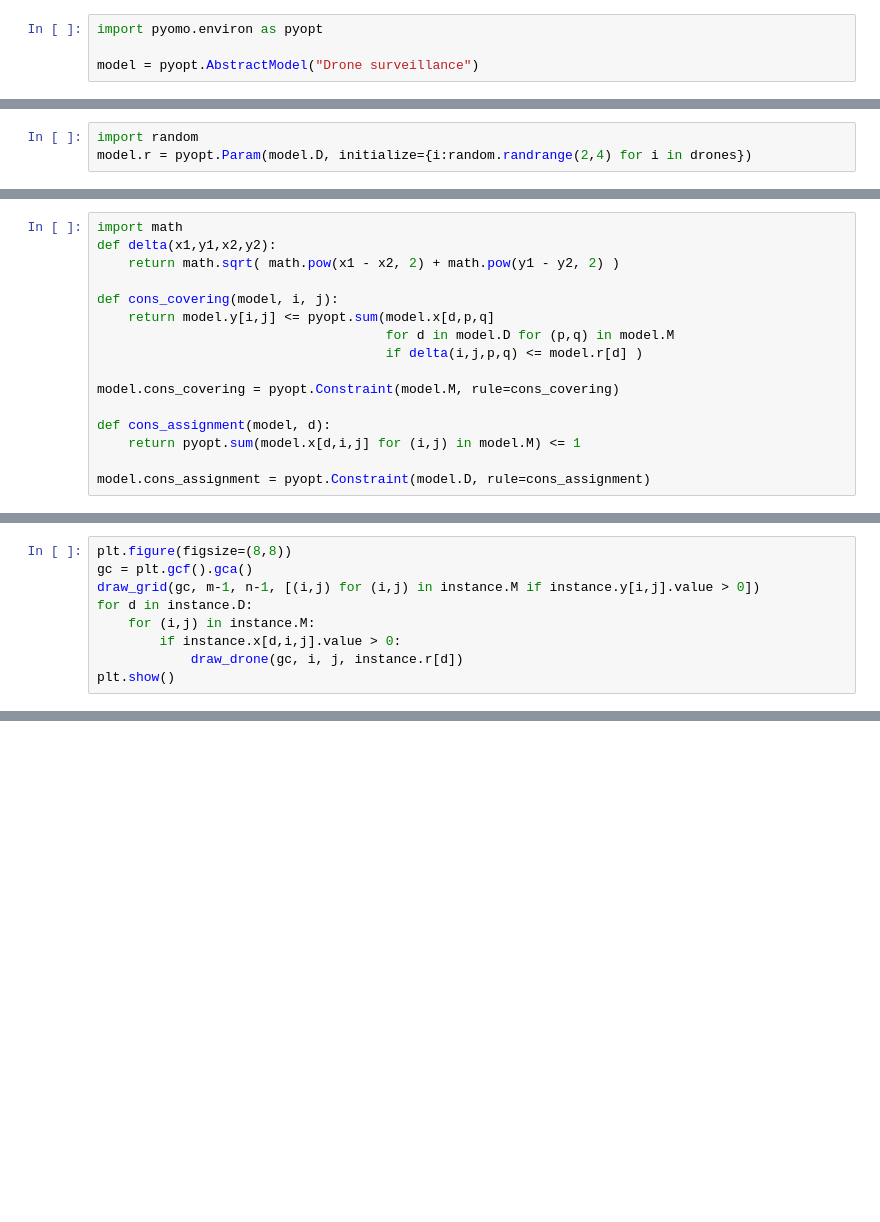
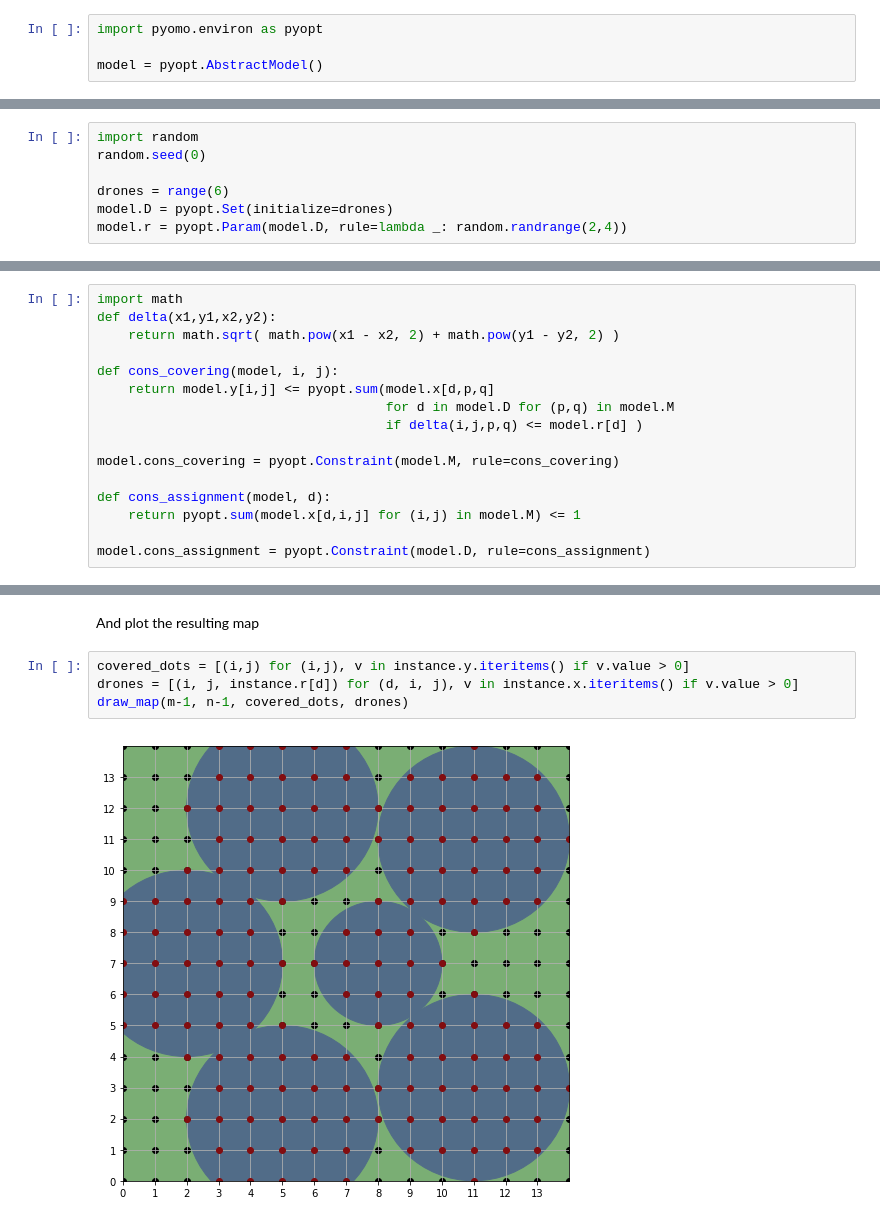
Before and after one commit to Dexterux/OR_datascience, a Jupyter notebook: drones/drones.ipynb, the cells around one changed output, grey strips where cells are left out. Saved outputs shown, nothing was run; the diff lists cells and outputs as text; blank space fills up the shorter version.

```diff
--- a/drones/drones.ipynb
+++ b/drones/drones.ipynb
@@ -66,4 +71,4 @@ Creation of the abstrat model
 # %%
 import pyomo.environ as pyopt
 
-model = pyopt.AbstractModel("Drone surveillance")
+model = pyopt.AbstractModel()
@@ -83,3 +90,7 @@ The only parameter required is the drone radius:
 # %%
 import random
-model.r = pyopt.Param(model.D, initialize={i:random.randrange(2,4) for i in drones})
+random.seed(0)
+
+drones = range(6)
+model.D = pyopt.Set(initialize=drones)
+model.r = pyopt.Param(model.D, rule=lambda _: random.randrange(2,4))
@@ -127,9 +166,0 @@ print(results.Solver.Termination_condition)
-# %%
-plt.figure(figsize=(8,8))
-gc = plt.gcf().gca()
-draw_grid(gc, m-1, n-1, [(i,j) for (i,j) in instance.M if instance.y[i,j].value > 0])
-for d in instance.D:
-    for (i,j) in instance.M:
-        if instance.x[d,i,j].value > 0:
-            draw_drone(gc, i, j, instance.r[d])
-plt.show()
@@ -135,0 +177,8 @@ plt.show()
+# %% [markdown]
+And plot the resulting map
+# %%
+covered_dots = [(i,j) for (i,j), v in instance.y.iteritems() if v.value > 0]
+drones = [(i, j, instance.r[d]) for (d, i, j), v in instance.x.iteritems() if v.value > 0]
+draw_map(m-1, n-1, covered_dots, drones)
+# %% [output]
+[figure, added]
```
Also changed, not shown: parts of 22 cells of this notebook, 2 other files.
